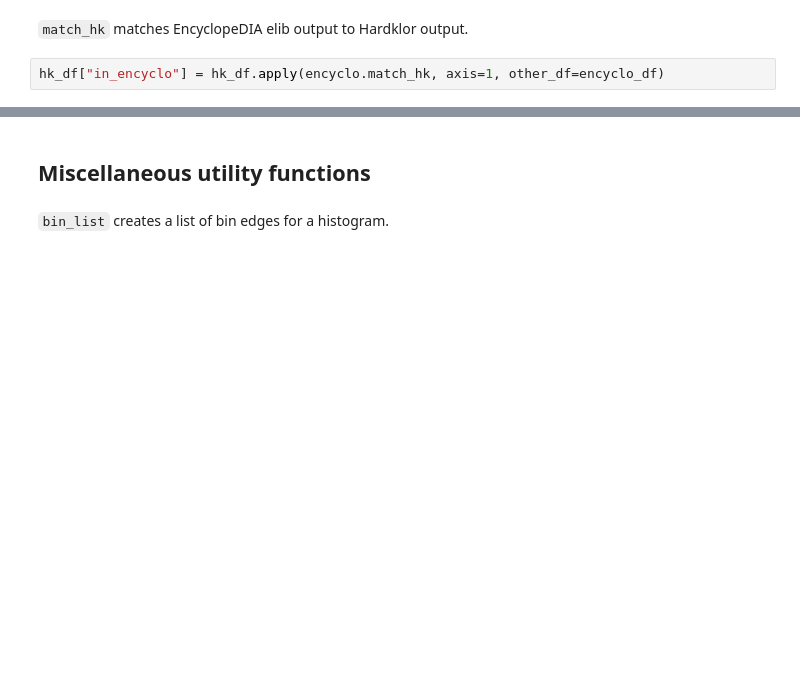
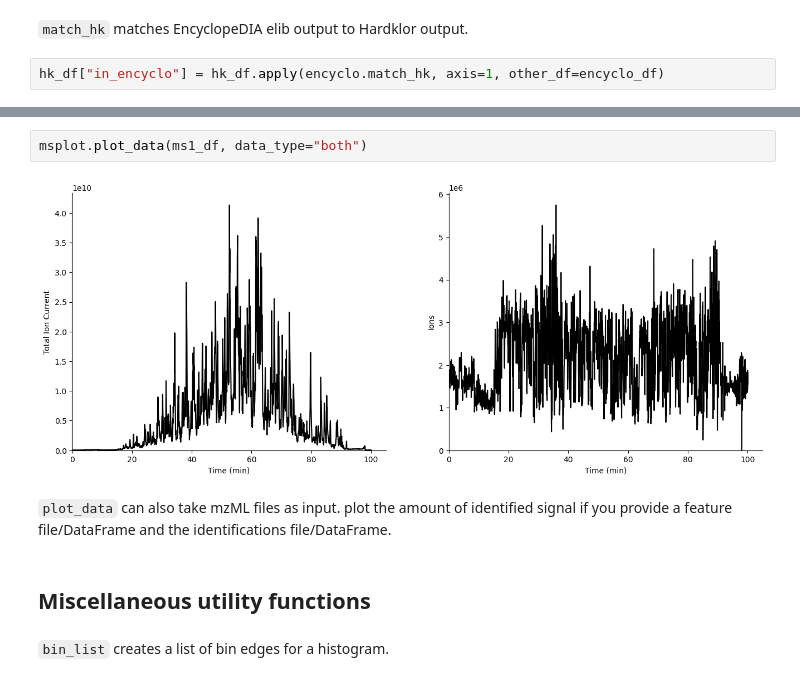
Before and after one commit to dafaivre/msions, a Jupyter notebook: docs/example.ipynb, the cells around one changed output, grey strips where cells are left out. Saved outputs shown, nothing was run; the diff lists cells and outputs as text; blank space fills up the shorter version.

```diff
--- a/docs/example.ipynb
+++ b/docs/example.ipynb
@@ -157,3 +156,10 @@ hk_df["in_encyclo"] = hk_df.apply(encyclo.match_hk, axis=1, other_df=encyclo_df)
+# %%
+msplot.plot_data(ms1_df, data_type="both")
+# %% [output]
+[figure, added]
+# %% [markdown]
+`plot_data` can also take mzML files as input.
+plot the amount of identified signal if you provide a feature file/DataFrame and the identifications file/DataFrame.
 # %% [markdown]
 ## Miscellaneous utility functions
 # %% [markdown]
```
Also changed, not shown: parts of 24 cells of this notebook, 3 other files.
